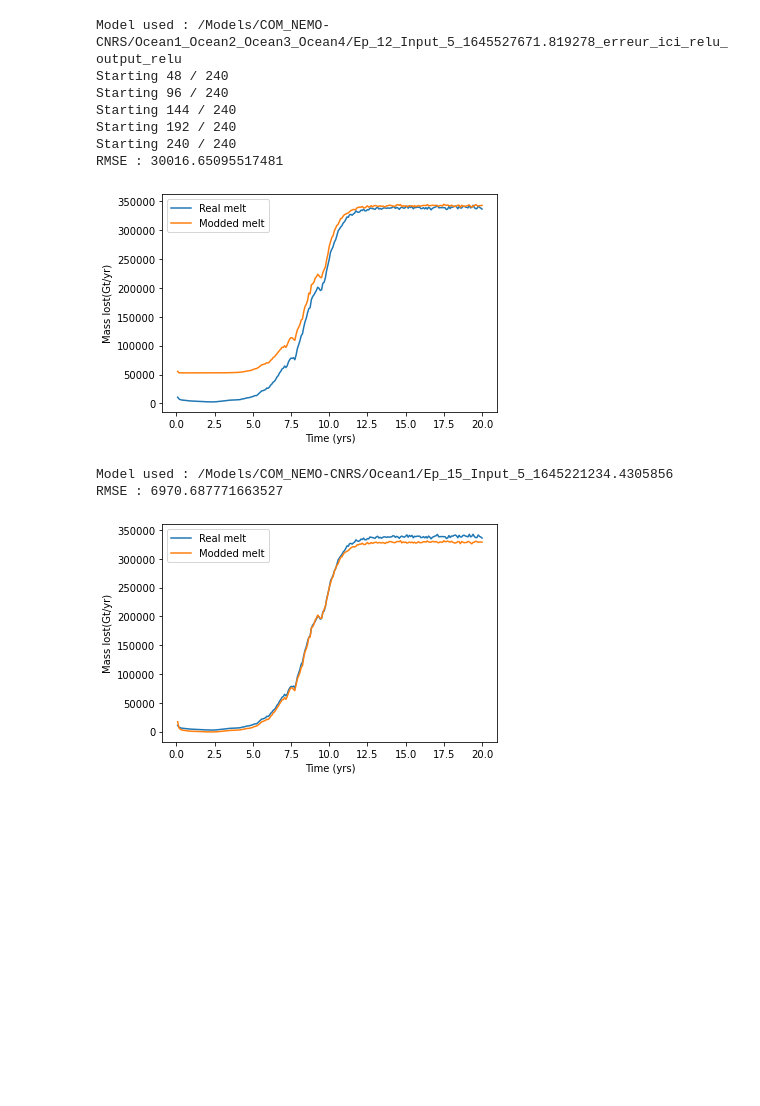
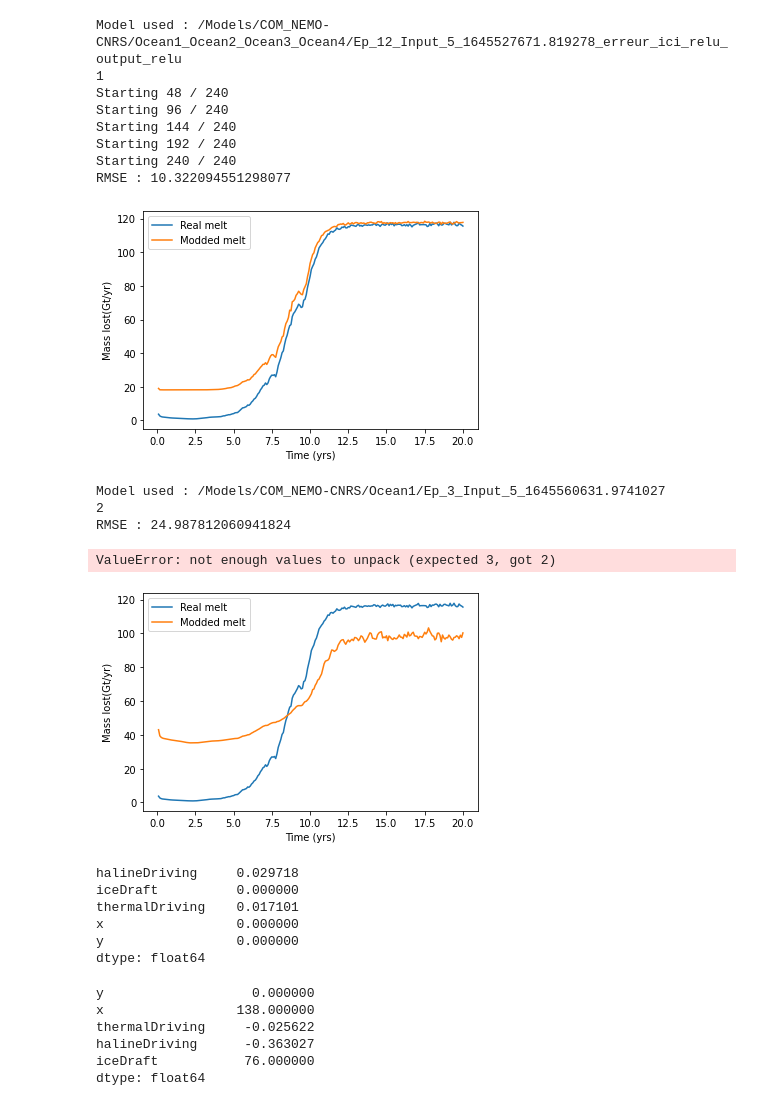
Before and after one commit to BenBouiss/NN_intern_2022, a Jupyter notebook: NN_plot_visu.ipynb, the cells around one changed output. Cells and saved outputs as stored; diff of their text form; code cells hidden in the pictures; blank space fills up the shorter version.

```diff
--- a/NN_plot_visu.ipynb
+++ b/NN_plot_visu.ipynb
@@ -30,14 +30,22 @@ def fetch_datas(Type, Oc, ind, Epoc):
     Model_path = retrieve_model_path(Type,Oc ,ind = ind, Epoc = Epoc)
     print('Model used : {}'.format(Model_path.replace(os.getcwd(), '')))
     Model = tf.keras.models.load_model(Model_path + '/' + 'model.h5')
-    MeanX = pd.read_pickle(Model_path + '/' + 'MeanX.pkl')
-    StdX = pd.read_pickle(Model_path + '/' + 'StdX.pkl')
     MaxY = np.loadtxt(Model_path + '/' + 'MaxY.csv')
     if os.path.isfile(Model_path + '/' + 'StdY.csv'):
         StdY = np.loadtxt(Model_path + '/' + 'StdY.csv')
         MeanY = np.loadtxt(Model_path + '/' + 'MeanY.csv')
+        MeanX = pd.read_pickle(Model_path + '/' + 'MeanX.pkl')
+        StdX = pd.read_pickle(Model_path + '/' + 'StdX.pkl')
         return Model, MeanX, StdX, MaxY, StdY, MeanY
+    elif os.path.isfile(Model_path + '/' + 'MinY.csv'):
+        MinY = np.loadtxt(Model_path + '/' + 'MinY.csv')
+        MinX = pd.read_pickle(Model_path + '/' + 'MinX.pkl')
+        MaxX = pd.read_pickle(Model_path + '/' + 'MaxX.pkl')
+        MaxY = np.loadtxt(Model_path + '/' + 'MaxY.csv')
+        return Model, MaxX, MinX, MaxY, MinY
     else:
+        MeanX = pd.read_pickle(Model_path + '/' + 'MeanX.pkl')
+        StdX = pd.read_pickle(Model_path + '/' + 'StdX.pkl')
         return Model, MeanX, StdX, MaxY
 # %%
 def Processing_Model(Type_trained, Ocean_trained, ind, Epoc, Target_Oc, Target_type, message = 1):
@@ -45,26 +53,35 @@ def Processing_Model(Type_trained, Ocean_trained, ind, Epoc, Target_Oc, Target_t
     if len(Datas) == 6 :
         Model, MeanX, StdX, MaxY, StdY, MeanY = Datas
         Norma_experimental = 1
-    else :
+    elif len(Datas) == 5:
+        Model, MaxX, MinX, MaxY, MinY = Datas
+        Norma_experimental = 2
+    else:
         Model, MeanX, StdX, MaxY = Datas
         Norma_experimental = 0
     Data_clean = pd.read_csv(retrieve_data_path(Type = Target_type, Oc = Target_Oc))
     Melts = []
     Modded_melts = []
     tmx = int(Data_clean.loc[len(Data_clean) - 1].date + 1)
+    print(Norma_experimental)
     for t in range(tmx):
         if message:
             if (t+1)%int(tmx/5) == 0:
                 print('Starting {} / {}'.format(t+1, tmx))
         Cur = Data_clean.loc[Data_clean.date == t].reset_index(drop = True)
         X = Cur[Var_X]
-        X_N = np.array((X - MeanX)/StdX).reshape(-1, 5, )
         if Norma_experimental == 1:
+            X_N = np.array((X - MeanX)/StdX).reshape(-1, 5, )
             Cur['Mod_melt'] = (Model(X_N)* StdY) + MeanY
+        elif Norma_experimental == 0:
+            X_N = np.array((X - MeanX)/StdX).reshape(-1, 5, )
+            Cur['Mod_melt'] = np.array(Model(X_N)*MaxY)
         else:
-            Cur['Mod_melt'] = np.array(Model(X_N)*MaxY)
-        Melts.append(Cur['meltRate'].sum() * Yr_t_s * Rho * len(Cur['meltRate']) * S / 10**12)
-        Modded_melts.append(Cur['Mod_melt'].sum() * Yr_t_s * Rho * len(Cur['Mod_melt']) * S / 10**12)
+            X_N = np.array(((X - MinX)/(MaxX - MinX))).reshape(-1, 5, )
+            Cur['Mod_melt'] = np.array((Model(X_N) * (MaxY - MinY)) + MinY)
+            #return X, MinX, MaxX
+        Melts.append(Cur['meltRate'].sum() * Yr_t_s * Rho * S / 10**12)
+        Modded_melts.append(Cur['Mod_melt'].sum() * Yr_t_s * Rho * S / 10**12)
 
     Melts = np.array(Melts)
     Modded_melts = np.array(Modded_melts)
@@ -75,4 +92,4 @@ def Processing_Model(Type_trained, Ocean_trained, ind, Epoc, Target_Oc, Target_t
     plt.ylabel('Mass lost(Gt/yr)')
     plt.legend()
     print('RMSE : {}'.format(Compute_rmse(Tar = Melts, Mod = Modded_melts)))
-    return Data_clean, Datas
+    return Data_clean, Cur
@@ -107,17 +120,20 @@ Data, d = Processing_Model(Type_trained = Type, Ocean_trained = OcT, ind = 0, Ep
                      Target_Oc = 'Ocean1', Target_type = Type)
 # %% [output]
 Model used : /Models/COM_NEMO-CNRS/Ocean1_Ocean2_Ocean3_Ocean4/Ep_12_Input_5_1645527671.819278_erreur_ici_relu_output_relu
+1
 Starting 48 / 240
 Starting 96 / 240
 Starting 144 / 240
 Starting 192 / 240
 Starting 240 / 240
-RMSE : 30016.65095517481
+RMSE : 10.322094551298077
-[figure, old version]
+[figure, new version]
 # %%
-Data2, d2 = Processing_Model(Type_trained = Type, Ocean_trained = 'Ocean1', ind = 0, Epoc = 15,
+X, MinX, MaxX= Processing_Model(Type_trained = Type, Ocean_trained = 'Ocean1', ind = 0, Epoc = 3,
                         Target_Oc = 'Ocean1', Target_type = Type, message = 0)
 # %% [output]
-Model used : /Models/COM_NEMO-CNRS/Ocean1/Ep_15_Input_5_1645221234.4305856
-RMSE : 6970.687771663527
+Model used : /Models/COM_NEMO-CNRS/Ocean1/Ep_3_Input_5_1645560631.9741027
+2
+RMSE : 24.987812060941824
+ValueError: not enough values to unpack (expected 3, got 2)
-[figure, old version]
+[figure, new version]
@@ -124,3 +142,21 @@ RMSE : 6970.687771663527
+# %%
+A.min()
+# %% [output]
+halineDriving     0.029718
+iceDraft          0.000000
+thermalDriving    0.017101
+x                 0.000000
+y                 0.000000
+dtype: float64
+# %%
+MinX
+# %% [output]
+y                   0.000000
+x                 138.000000
+thermalDriving     -0.025622
+halineDriving      -0.363027
+iceDraft           76.000000
+dtype: float64
 # %%
 Data, d = Processing_Model(Type_trained = Type, Ocean_trained = OcT, ind = 1, Epoc = 2,
                      Target_Oc = 'Ocean1', Target_type = Type, message = 0)
```
Also changed, not shown: parts of 10 cells of this notebook, 9 other files.
